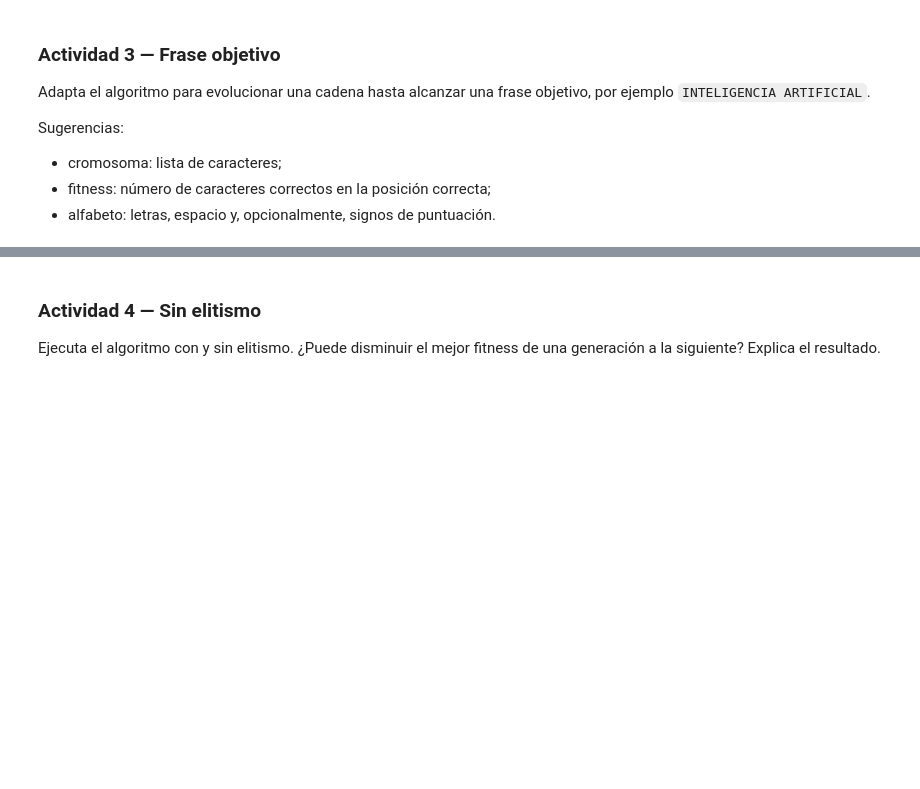
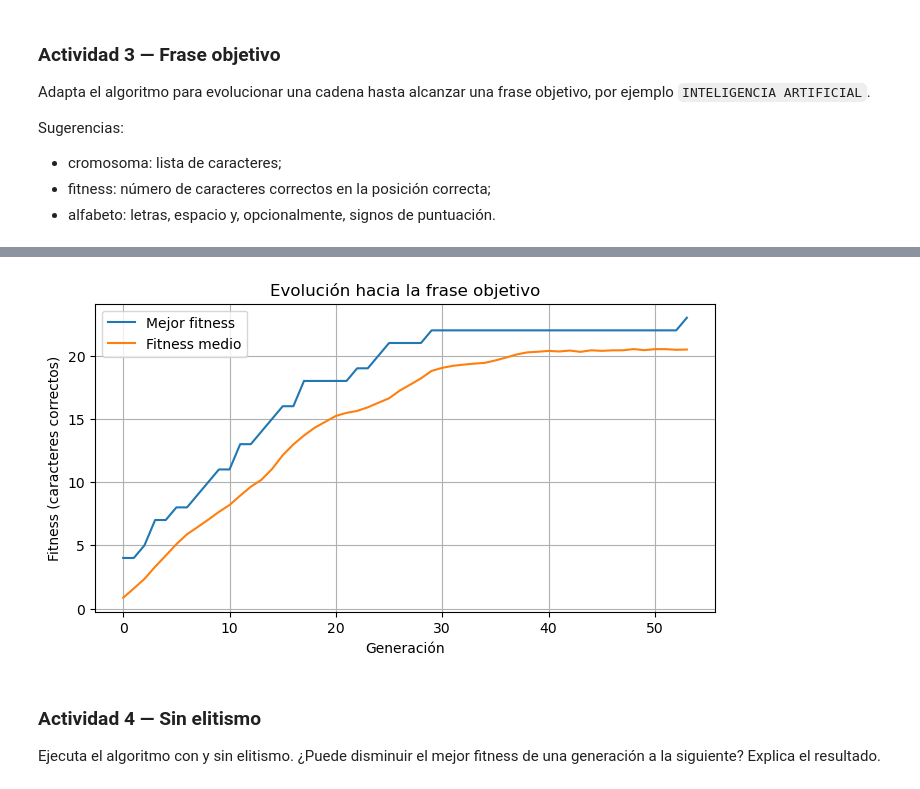
Before and after one commit to Diego-Alejandro-angarita/IA_tasks, a Jupyter notebook: Actividad2/03_algoritmos_geneticos.ipynb, the cells around one changed output, grey strips where cells are left out. Drawn from its saved outputs; the diff is of its cells as text; code cells hidden in the pictures; blank space fills up the shorter version.

```diff
--- a/Actividad2/03_algoritmos_geneticos.ipynb
+++ b/Actividad2/03_algoritmos_geneticos.ipynb
@@ -365,3 +365,33 @@ Sugerencias:
 - cromosoma: lista de caracteres;
 - fitness: número de caracteres correctos en la posición correcta;
 - alfabeto: letras, espacio y, opcionalmente, signos de puntuación.
+# %%
+import string
+
+TARGET_PHRASE = "INTELIGENCIA ARTIFICIAL"
+ALPHABET = string.ascii_uppercase + " "
+
+
+def create_individual_phrase(length, rng):
+    return [rng.choice(ALPHABET) for _ in range(length)]
+
+
+def fitness_phrase(individual, target):
+    return sum(1 for a, b in zip(individual, target) if a == b)
+
+
+def as_phrase(individual):
+    return ''.join(individual)
+
+
+def mutate_phrase(individual, mutation_rate, rng):
+    child = individual.copy()
+    for i in range(len(child)):
+        if rng.random() < mutation_rate:
+            child[i] = rng.choice(ALPHABET)
+    return child
+
+
+def tournament_selection_phrase(population, target, tournament_size, rng):
+    contestants = rng.sample(population, tournament_size)
+    return max(contestants, key=lambda ind: fitness_phrase(ind, target)).copy()
@@ -368,3 +456,19 @@ Sugerencias:
+# %%
+generations_p = [h['generation'] for h in history_phrase]
+best_values_p = [h['best'] for h in history_phrase]
+mean_values_p = [h['mean'] for h in history_phrase]
+
+plt.figure(figsize=(8, 4))
+plt.plot(generations_p, best_values_p, label='Mejor fitness')
+plt.plot(generations_p, mean_values_p, label='Fitness medio')
+plt.xlabel('Generación')
+plt.ylabel('Fitness (caracteres correctos)')
+plt.title('Evolución hacia la frase objetivo')
+plt.legend()
+plt.grid(True)
+plt.show()
+# %% [output]
+[figure, added]
 # %% [markdown]
 ### Actividad 4 — Sin elitismo
 
```
Also changed, not shown: parts of 5 cells of this notebook, 1 other file.
